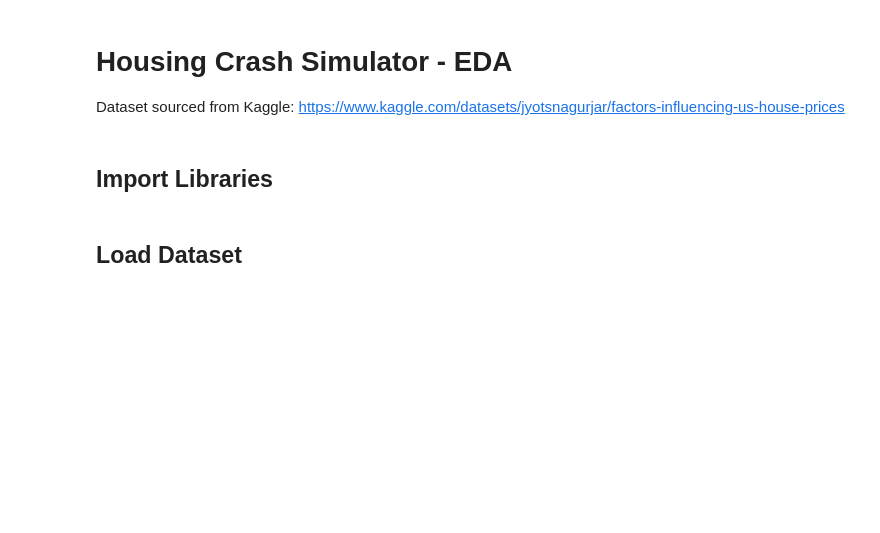
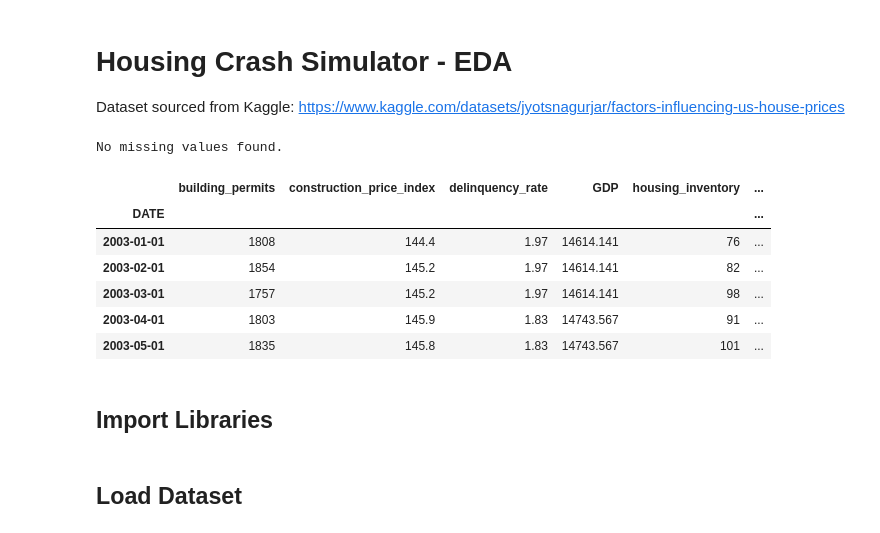
Before and after one commit to amovva10/Housing-crash-simulator, a Jupyter notebook: notebooks/EDA.ipynb, the cells around one changed output. Drawn from its saved outputs; the diff is of its cells as text; code cells hidden in the pictures; blank space fills up the shorter version.

Commit message:
Added data prep, feature engineering with lags, EDA & Modeling notebooks, and prepare_data pipeline.

```diff
--- a/notebooks/EDA.ipynb
+++ b/notebooks/EDA.ipynb
@@ -2,6 +2,19 @@
 # Housing Crash Simulator - EDA
 
 Dataset sourced from Kaggle: https://www.kaggle.com/datasets/jyotsnagurjar/factors-influencing-us-house-prices
+# %%
+from src.data_prep import load_data
+df = load_data(save_processed=False)
+df.head()
+# %% [output]
+No missing values found.
+|  | building_permits | construction_price_index | delinquency_rate | GDP | housing_inventory | ... |
+| DATE |  |  |  |  |  | ... |
+| 2003-01-01 | 1808 | 144.4 | 1.97 | 14614.141 | 76 | ... |
+| 2003-02-01 | 1854 | 145.2 | 1.97 | 14614.141 | 82 | ... |
+| 2003-03-01 | 1757 | 145.2 | 1.97 | 14614.141 | 98 | ... |
+| 2003-04-01 | 1803 | 145.9 | 1.83 | 14743.567 | 91 | ... |
+| 2003-05-01 | 1835 | 145.8 | 1.83 | 14743.567 | 101 | ... |
 # %% [markdown]
 ## Import Libraries
 # %%
```
Also changed, not shown: parts of 2 cells of this notebook, 11 other files.
